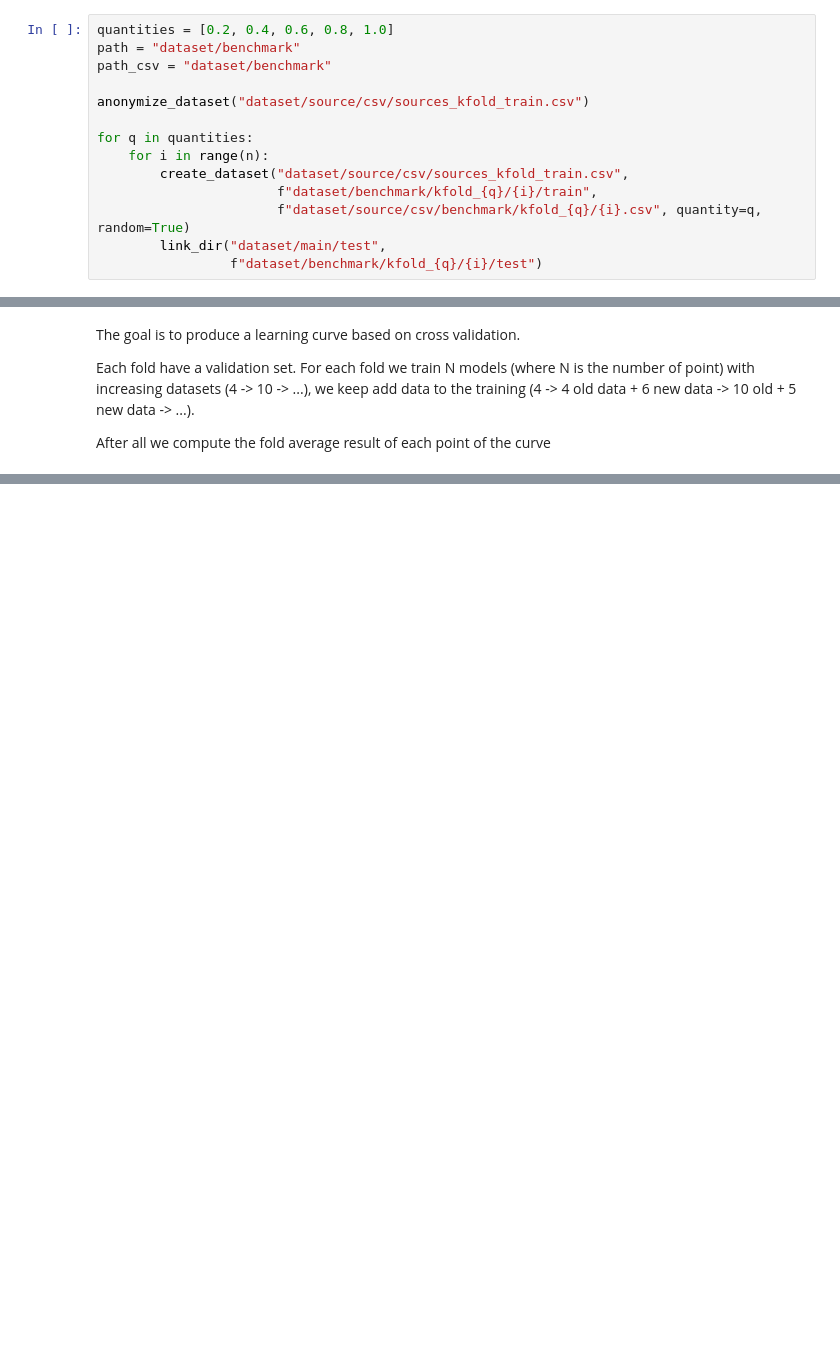
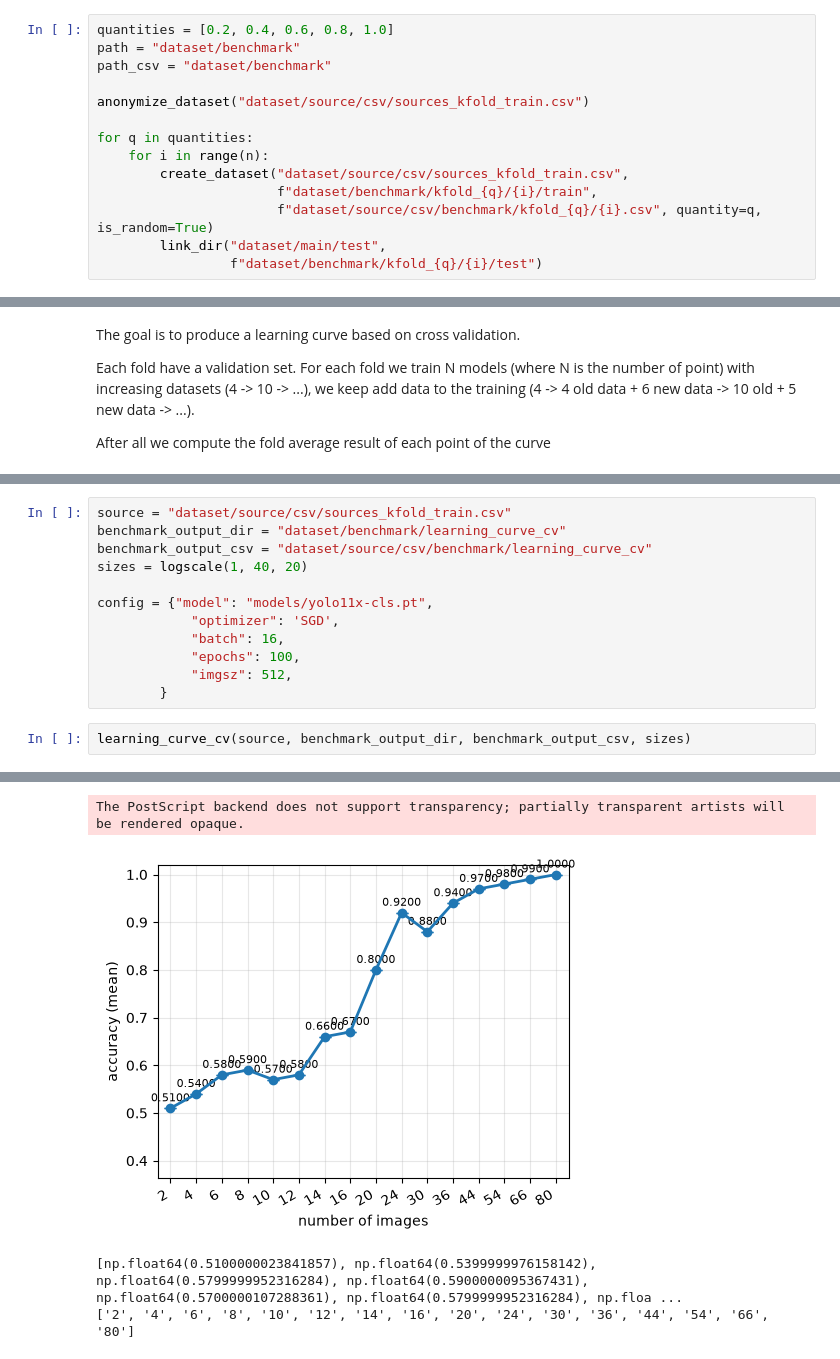
Before and after one commit to DigitalHolography/LeftRightEyeClassification, a Jupyter notebook: benchmark.ipynb, the cells around one changed output, grey strips where cells are left out. Drawn from its saved outputs; the diff is of its cells as text; blank space fills up the shorter version.

Commit message:
feat(rework): Fix learning curve methodology + add experiment about classification of segmented artery

```diff
--- a/benchmark.ipynb
+++ b/benchmark.ipynb
@@ -44,7 +48,7 @@ for q in quantities:
     for i in range(n):
         create_dataset("dataset/source/csv/sources_kfold_train.csv",
                        f"dataset/benchmark/kfold_{q}/{i}/train",
-                       f"dataset/source/csv/benchmark/kfold_{q}/{i}.csv", quantity=q, random=True)
+                       f"dataset/source/csv/benchmark/kfold_{q}/{i}.csv", quantity=q, is_random=True)
         link_dir("dataset/main/test",
                  f"dataset/benchmark/kfold_{q}/{i}/test")
 # %% [markdown]
@@ -201,0 +204,15 @@ plot_metrics(histories_mean, names, metrics=[("accuracy", "number of images")])
+# %%
+source = "dataset/source/csv/sources_kfold_train.csv"
+benchmark_output_dir = "dataset/benchmark/learning_curve_cv"
+benchmark_output_csv = "dataset/source/csv/benchmark/learning_curve_cv"
+sizes = logscale(1, 40, 20)
+
+config = {"model": "models/yolo11x-cls.pt",
+            "optimizer": 'SGD',
+            "batch": 16,
+            "epochs": 100,
+            "imgsz": 512,
+        }
+# %%
+learning_curve_cv(source, benchmark_output_dir, benchmark_output_csv, sizes)
+# %% [output]
@@ -201,0 +236,4 @@ plot_metrics(histories_mean, names, metrics=[("accuracy", "number of images")])
+The PostScript backend does not support transparency; partially transparent artists will be rendered opaque.
+[figure, added]
+[np.float64(0.5100000023841857), np.float64(0.5399999976158142), np.float64(0.5799999952316284), np.float64(0.5900000095367431), np.float64(0.5700000107288361), np.float64(0.5799999952316284), np.floa ...
+['2', '4', '6', '8', '10', '12', '14', '16', '20', '24', '30', '36', '44', '54', '66', '80']
```
Also changed, not shown: parts of 7 cells of this notebook, 8 other files.
